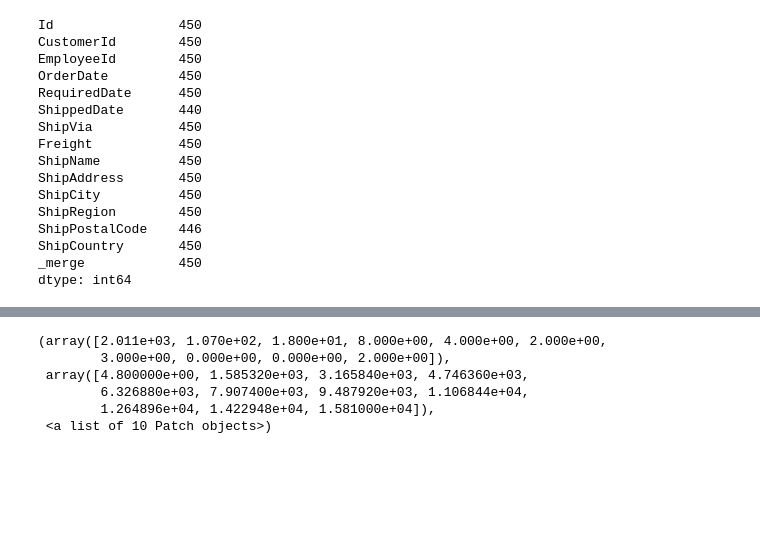
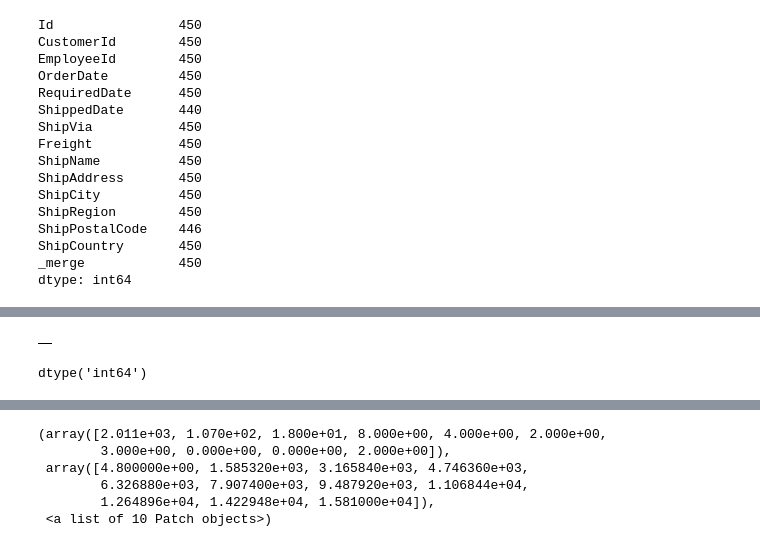
Before and after one commit to giorosati/dsc-2-final-project-online-ds-pt-100118, a Jupyter notebook: module2project.ipynb, the cells around one changed output, grey strips where cells are left out. Cells and saved outputs as stored; diff of their text form; code cells hidden in the pictures; blank space fills up the shorter version.

```diff
--- a/module2project.ipynb
+++ b/module2project.ipynb
@@ -301,3 +301,8 @@ ShipPostalCode    446
 ShipCountry       450
 _merge            450
 dtype: int64
+# %%
+rs = con.execute('SELECT * FROM OrderDetail JOIN [Order] on OrderDetail.Id = [Order].Id')
+temp_df = pd.DataFrame(rs.fetchall())
+temp_df.head(10)
+# %% [output]
@@ -303,0 +311,5 @@ dtype: int64
+|  |
+# %%
+orders['Id'].dtype
+# %% [output]
+dtype('int64')
```
Also changed, not shown: parts of 14 cells of this notebook.
